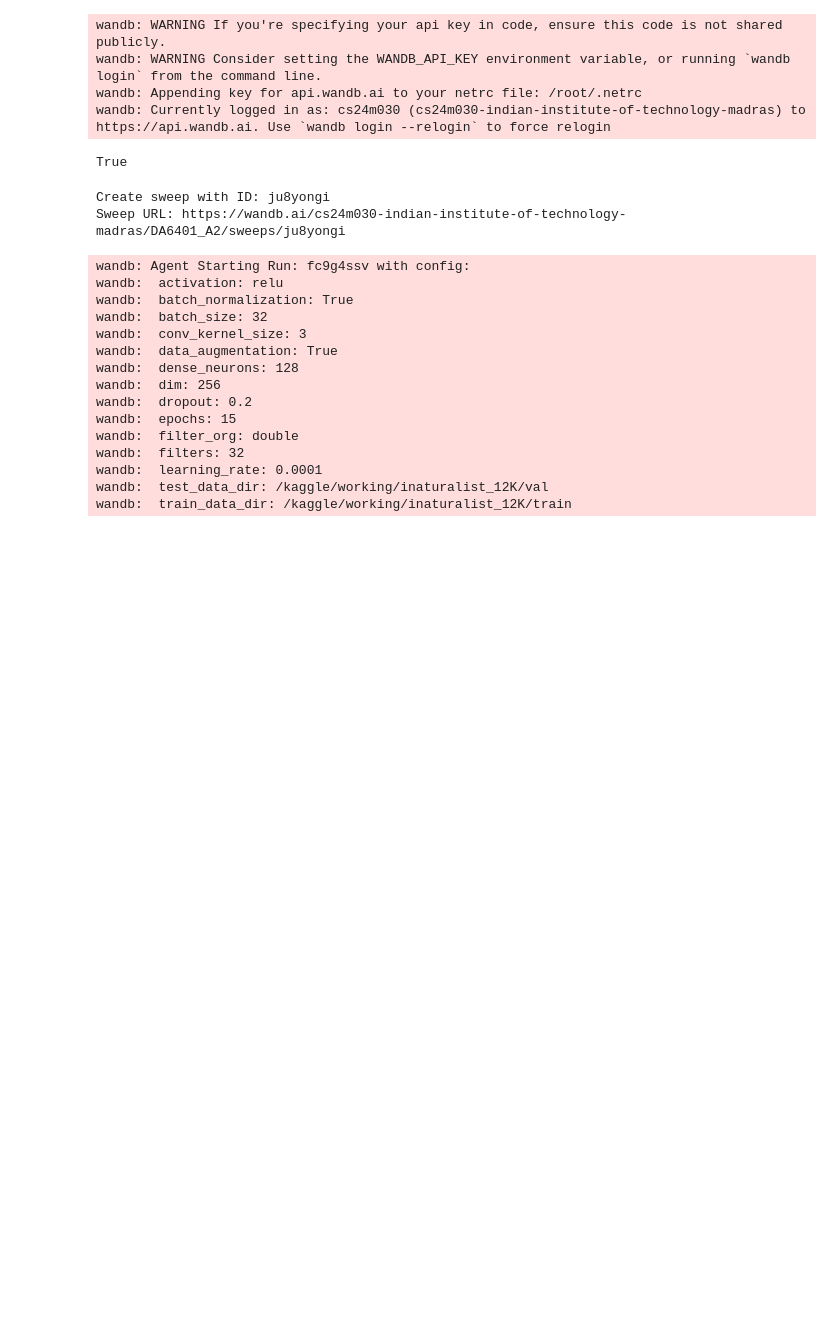
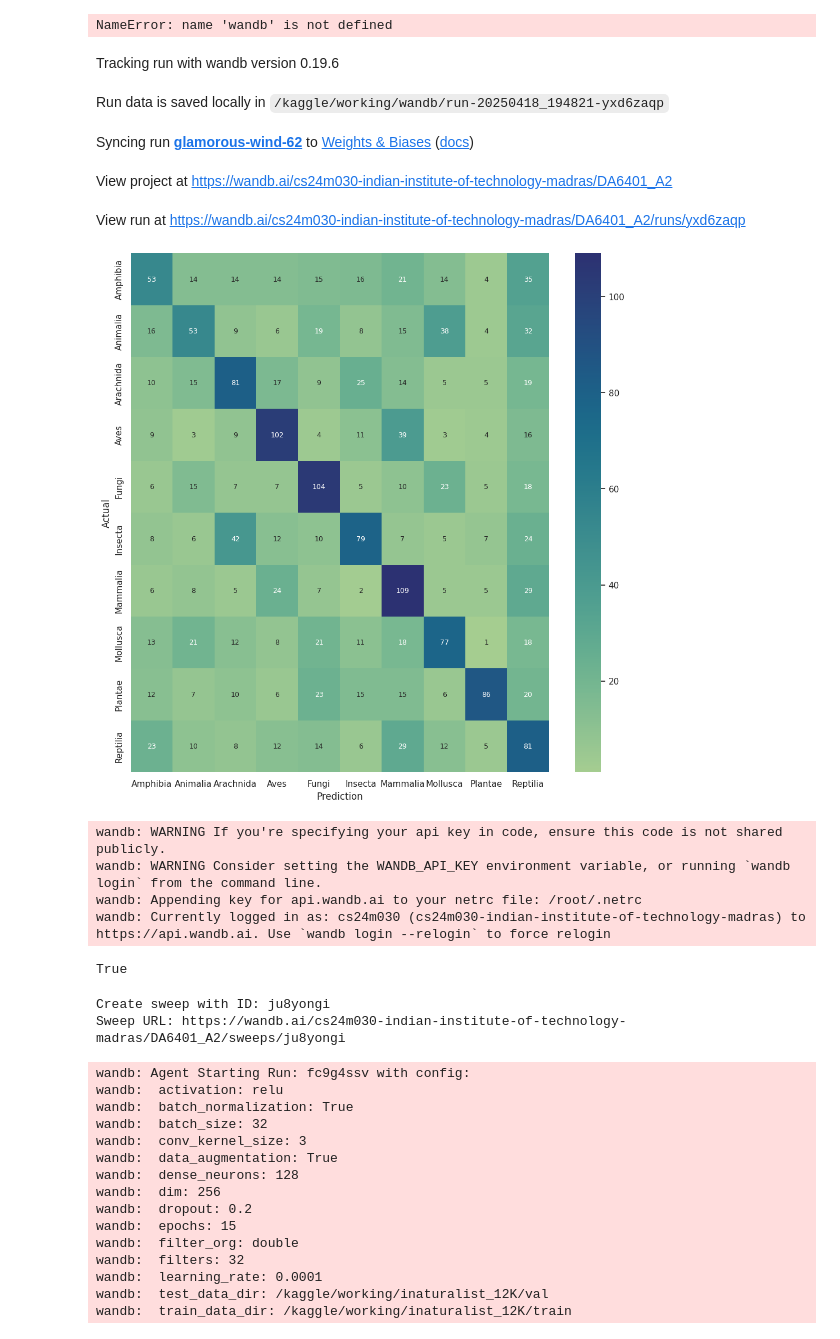
Before and after one commit to parthiv1933/DA6401_Assignment_2, a Jupyter notebook: da6401-assignment-2.ipynb, the cells around one changed output. Saved outputs shown, nothing was run; the diff lists cells and outputs as text; code cells hidden in the pictures; blank space fills up the shorter version.

Commit message:
Kaggle Notebook | DA6401_Assignment-2 | final

```diff
--- a/da6401-assignment-2.ipynb
+++ b/da6401-assignment-2.ipynb
@@ -18,19 +23,19 @@ import numpy as np
 # %%
 PARAMETERS = {
     'data_augmentation': True,
-    'batch_normalization': False,
-    'filters': 64, # no. of filters in first layer
-    'filter_org': 'half', # 'half', 'double'
+    'batch_normalization': True,
+    'filters': 32, # no. of filters in first layer
+    'filter_org': 'double', # 'half', 'double'
     'dropout': 0.2,
     'activation': 'relu',
     'train_data_dir': "/kaggle/working/inaturalist_12K/train",
     'test_data_dir': "/kaggle/working/inaturalist_12K/val",
-    'batch_size': 64,
+    'batch_size': 32,
     'learning_rate': 0.001,
-    'epochs': 25,
+    'epochs': 10,
     'dim': 256,
     'conv_kernel_size': 3,
-    'dense_neurons': 1000
+    'dense_neurons': 512
 }
 # %%
 CLASSES = {
@@ -300,3 +327,38 @@ mdl = train(PARAMETERS)
+# %%
+def plot_confusion_mat(y, y_pred):
+    import numpy as np
+    import matplotlib.pyplot as plt
+    import pandas as pd
+    import seaborn as sn
+    mp = np.zeros((len(CLASSES),len(CLASSES)))
+    for i,j in zip(y, y_pred):
+        mp[i][j]+=1
+
+    # df_cm = pd.DataFrame(mp, [i for i in CLASSES.values()], [i for i in CLASSES.values()])
+    df_cm = pd.DataFrame(mp, index=CLASSES, columns=CLASSES)
+    plt.figure(figsize=(12,12))
+    sn.set(font_scale=1) # for label size
+    sn.heatmap(df_cm, annot=True, annot_kws={"size": 9}, cmap='crest', fmt='g') # font size
+    plt.xlabel('Prediction')
+    plt.ylabel('Actual')
+
+
+    test_acc= (tstCorrect-70/tstCounter)*100
+    wandb.init(project="DA6401_A2")
+    wandb.run.name = f'A Q-4 Confusion Matrix'
+    wandb.log({"plot":wandb.Image(plt),"Test_accuracy": test_acc})
+wandb.finish()
+# %% [output]
+NameError: name 'wandb' is not defined
+# %%
+plot_confusion_mat(y,y_pred)
+# %% [output]
+Tracking run with wandb version 0.19.6
+Run data is saved locally in /kaggle/working/wandb/run-20250418_194821-yxd6zaqp
+Syncing run glamorous-wind-62 to Weights & Biases (docs)
+View project at https://wandb.ai/cs24m030-indian-institute-of-technology-madras/DA6401_A2
+View run at https://wandb.ai/cs24m030-indian-institute-of-technology-madras/DA6401_A2/runs/yxd6zaqp
+[figure, added]
 # %%
 ## for wandb sweeps
 def train():
```
Also changed, not shown: parts of 6 cells of this notebook.
